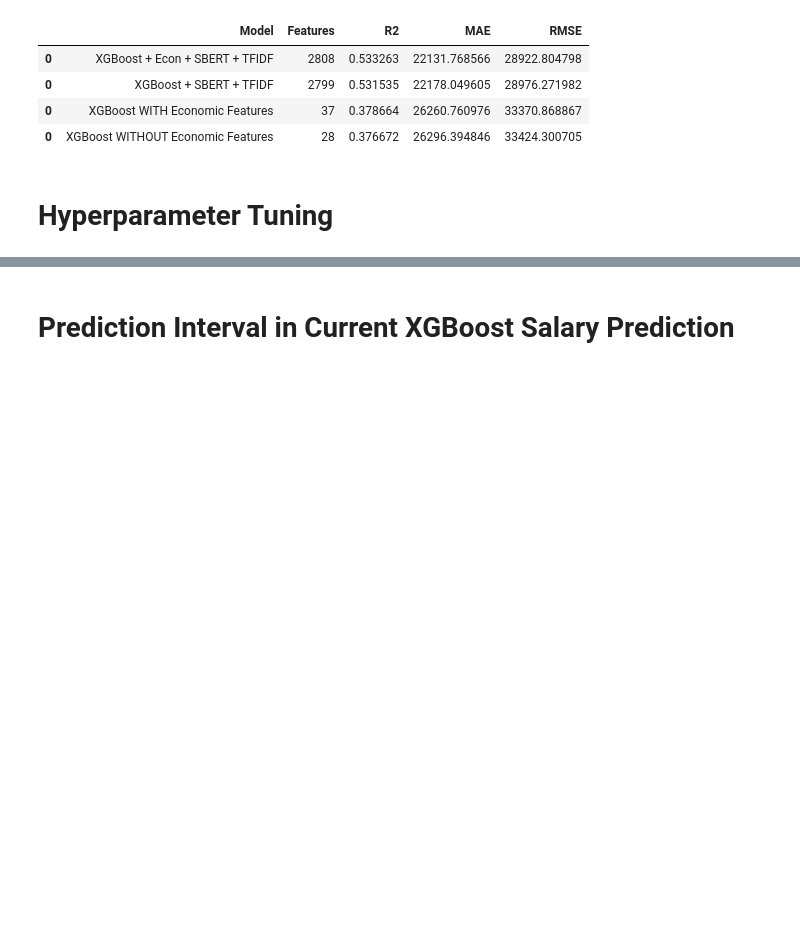
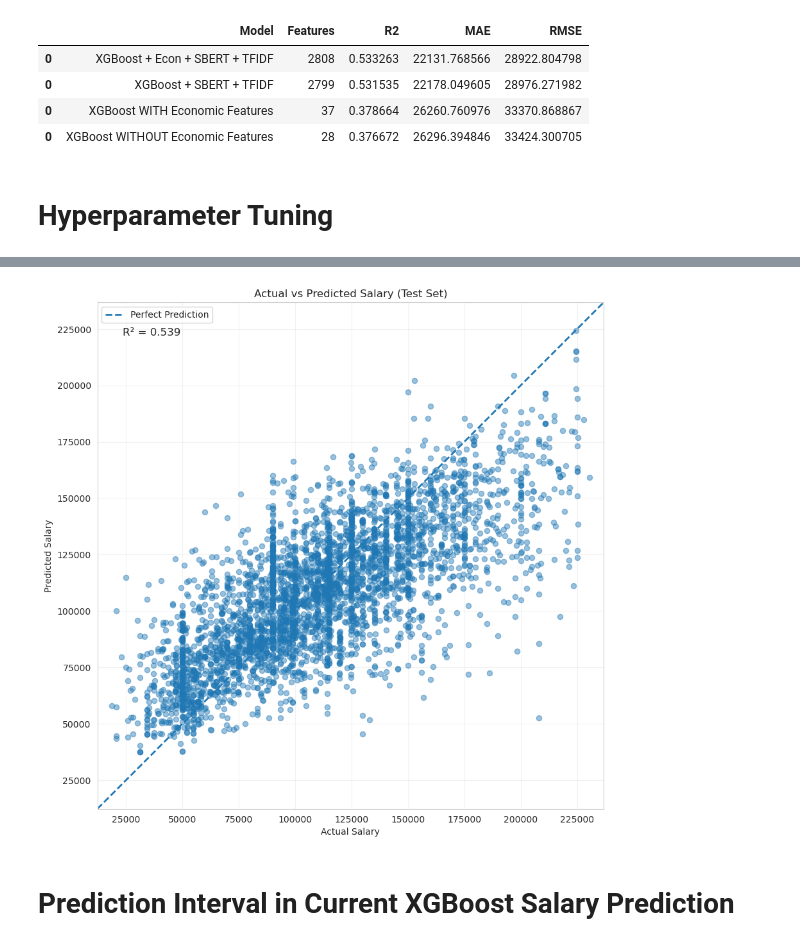
Before and after one commit to miguelcaeg/LT10_MLThesisProject, a Jupyter notebook: New Yana Thesis Attempt.ipynb, the cells around one changed output, grey strips where cells are left out. Drawn from its saved outputs; the diff is of its cells as text; code cells hidden in the pictures; blank space fills up the shorter version.

Commit message:
With scatter plot

```diff
--- a/New Yana Thesis Attempt.ipynb
+++ b/New Yana Thesis Attempt.ipynb
@@ -1206,6 +1202,97 @@ Best CV R2:
 | 0 | Tuned XGBoost + Econ + SBERT + TFIDF | 0.537216 | 0.211861 | 0.282328 |
 |  | Method | R2 | MAE | RMSE |
 | 0 | FINAL Tuned XGBoost + Econ + SBER... | 0.549535 | 0.213473 | 0.281662 |
+# %%
+# ============================================================
+# ACTUAL vs PREDICTED SCATTER PLOT
+# RUN THIS AFTER YOUR TUNING CODE
+#
+# Uses:
+# - test_pred   (predictions on log scale)
+# - y_test      (actual log salary)
+#
+# Converts back to real salary values
+# X-axis = Actual
+# Y-axis = Predicted
+# SAME SCALE on both axes
+# ============================================================
+
+import matplotlib.pyplot as plt
+import numpy as np
+import pandas as pd
+from sklearn.metrics import r2_score
+
+# ------------------------------------------------------------
+# Convert from log scale to real salaries
+# ------------------------------------------------------------
+
+actual_salary = np.expm1(y_test.values)
+pred_salary   = np.expm1(test_pred)
+
+# ------------------------------------------------------------
+# Determine common axis range
+# ------------------------------------------------------------
+
+min_val = min(actual_salary.min(), pred_salary.min())
+max_val = max(actual_salary.max(), pred_salary.max())
+
+# optional padding
+pad = (max_val - min_val) * 0.03
+
+axis_min = min_val - pad
+axis_max = max_val + pad
+
+# ------------------------------------------------------------
+# Plot
+# ------------------------------------------------------------
+
+plt.figure(figsize=(9,9))
+
+plt.scatter(
+    actual_salary,
+    pred_salary,
+    alpha=0.45,
+    s=35
+)
+
+# Perfect prediction line
+plt.plot(
+    [axis_min, axis_max],
+    [axis_min, axis_max],
+    linestyle="--",
+    linewidth=2,
+    label="Perfect Prediction"
+)
+
+# Equal axis scaling
+plt.xlim(axis_min, axis_max)
+plt.ylim(axis_min, axis_max)
+plt.gca().set_aspect('equal', adjustable='box')
+
+# Labels
+plt.xlabel("Actual Salary")
+plt.ylabel("Predicted Salary")
+plt.title("Actual vs Predicted Salary (Test Set)")
+
+# R2 annotation
+r2 = r2_score(actual_salary, pred_salary)
+
+plt.text(
+    0.05,
+    0.95,
+    f"R² = {r2:.3f}",
+    transform=plt.gca().transAxes,
+    verticalalignment="top",
+    fontsize=12
+)
+
+plt.legend()
+plt.grid(True, alpha=0.25)
+
+plt.tight_layout()
+plt.show()
+# %% [output]
+[figure, added]
 # %% [markdown]
 # Prediction Interval in Current XGBoost Salary Prediction
 # %%
```
Also changed, not shown: parts of 2 cells of this notebook.
